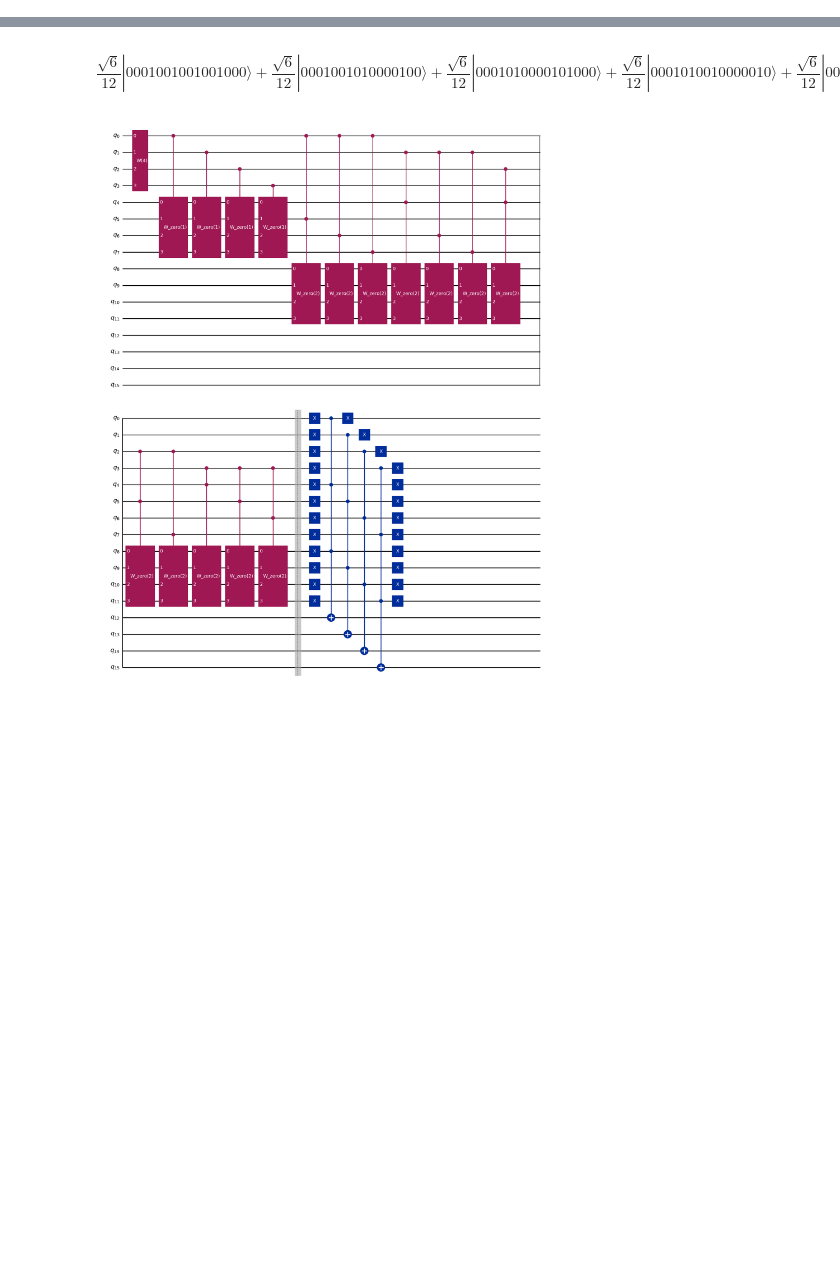
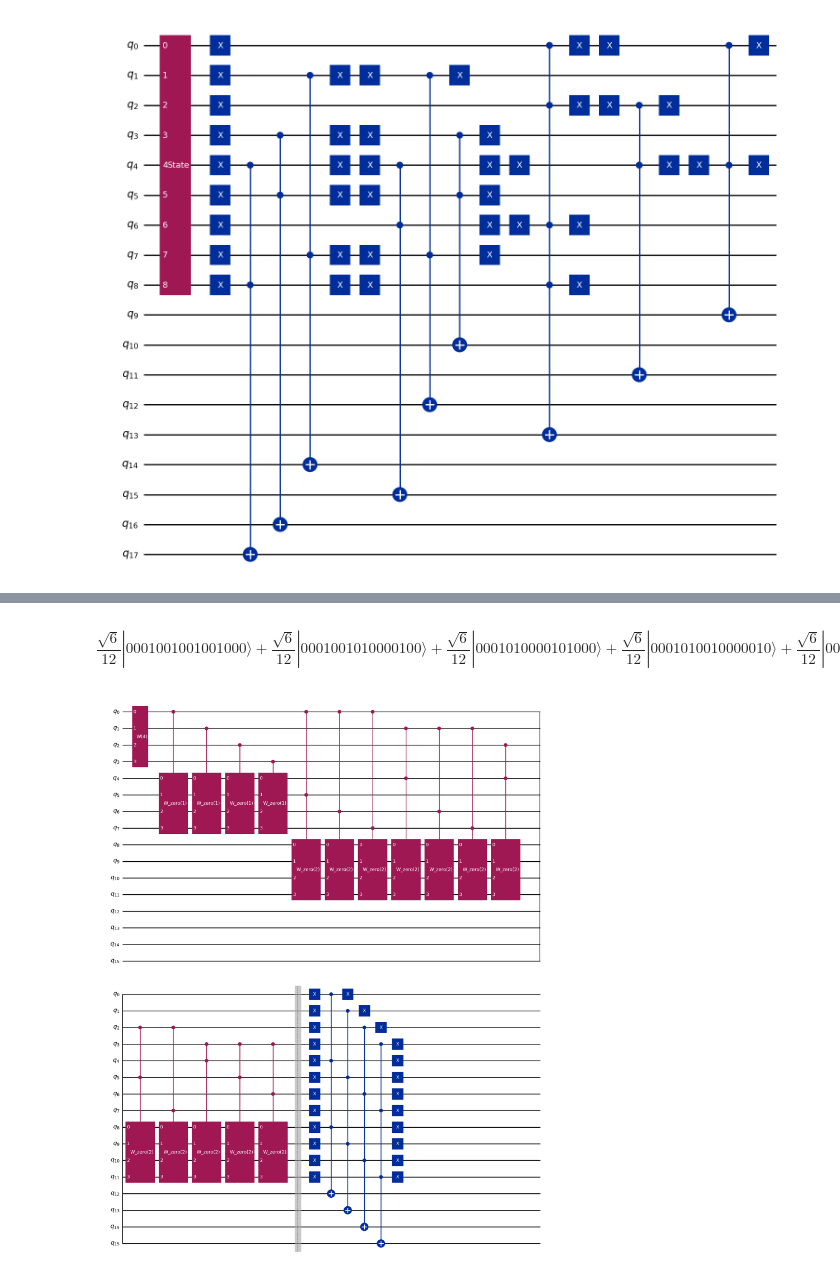
Before and after one commit to Dpbm/qnqueens, a Jupyter notebook: circuit-approach.ipynb, the cells around one changed output, grey strips where cells are left out. Saved outputs shown, nothing was run; the diff lists cells and outputs as text; code cells hidden in the pictures; blank space fills up the shorter version.

```diff
--- a/circuit-approach.ipynb
+++ b/circuit-approach.ipynb
@@ -50,0 +97,17 @@ def get_W_with_zero_at(qubits:int, zero_pos:List[int]):
+# %%
+qc = QuantumCircuit(2*total_qubits)
+qc.append(state, list(range(total_qubits)))
+
+mapping = get_pos_mapping(N)
+
+for pos, qubit in mapping.items():
+    attacks = get_diagonal_attacks(pos,N)
+
+    x_qubits = [mapping[attack] for attack in attacks]
+
+    qc.x(x_qubits)
+    qc.mcx(x_qubits, -(qubit+1))
+    qc.x(x_qubits)
+qc.draw('mpl')
+# %% [output]
+[figure, added]
```
Also changed, not shown: parts of 10 cells of this notebook, 2 other files.
